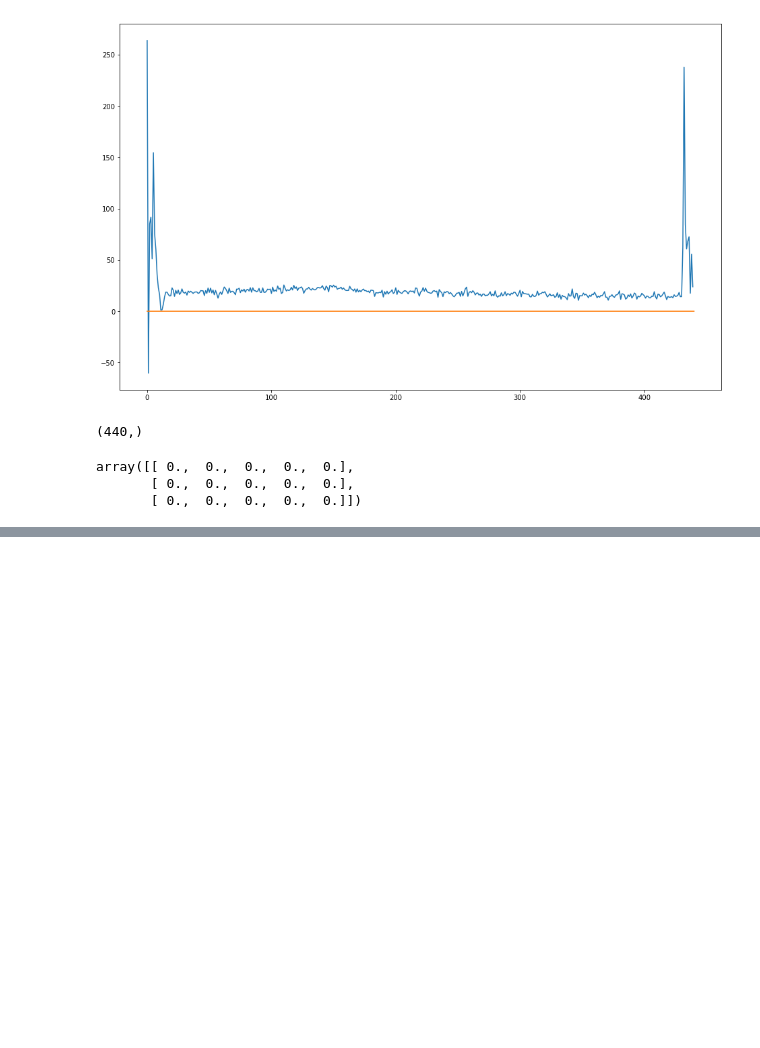
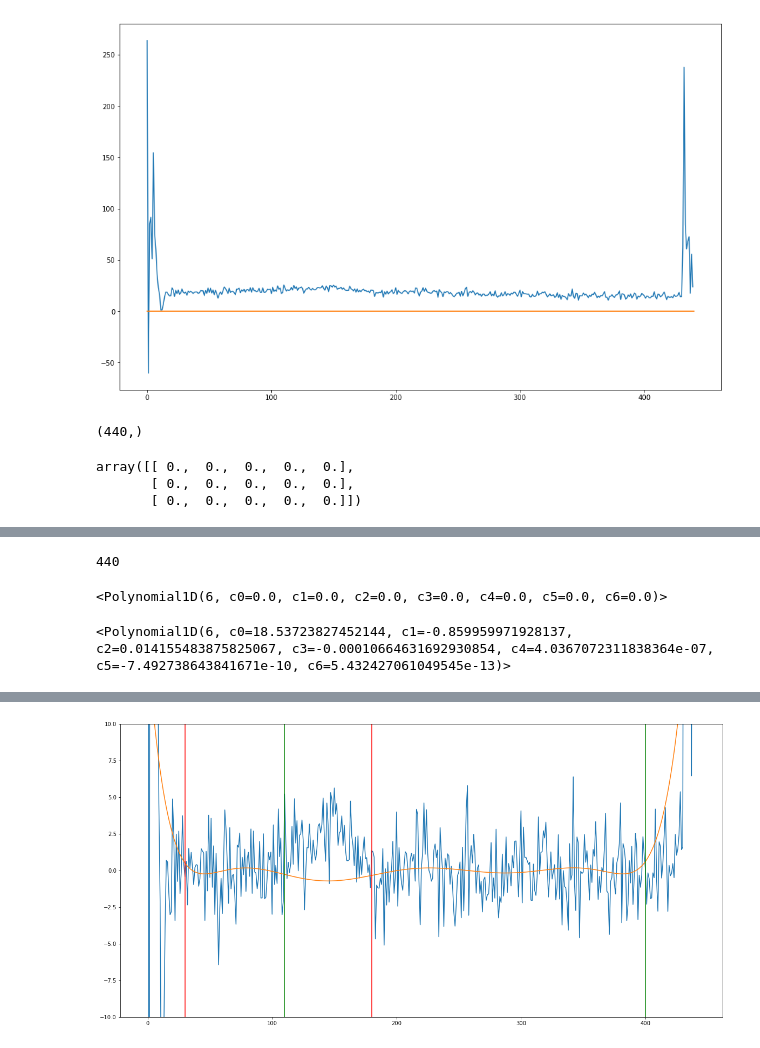
Before and after one commit to deerow22/data_reduction_scrap, a Jupyter notebook: checking sky model.ipynb, the cells around one changed output, grey strips where cells are left out. Drawn from its saved outputs; the diff is of its cells as text; code cells hidden in the pictures; blank space fills up the shorter version.

```diff
--- a/checking sky model.ipynb
+++ b/checking sky model.ipynb
@@ -247,0 +287,40 @@ array([[ 0.,  0.,  0.,  0.,  0.],
+# %%
+len(model_x)
+# %% [output]
+440
+# %%
+p2
+# %% [output]
+<Polynomial1D(6, c0=0.0, c1=0.0, c2=0.0, c3=0.0, c4=0.0, c5=0.0, c6=0.0)>
+# %%
+new_model
+# %% [output]
+<Polynomial1D(6, c0=18.53723827452144, c1=-0.859959971928137, c2=0.014155483875825067, c3=-0.00010664631692930854, c4=4.0367072311838364e-07, c5=-7.492738643841671e-10, c6=5.432427061049545e-13)>
+# %%
+#from erik
+p2 = modeling.models.Polynomial1D(9,c0=1)#, n_models=1)
+plt.figure(figsize=(20,10))
+
+
+
+data = model_data2  # from your notebook
+x_data = np.arange(len(data))
+x_model = np.linspace(0, len(data), 10*len(data))
+
+xfits = []
+yfits = []
+for lower, upper in skyaps:
+    xfits.append(x_data[lower:upper])
+    yfits.append(data[lower:upper])
+xfit = np.concatenate(xfits)
+yfit = np.concatenate(yfits)
+new_model = pfit(p2, xfit.astype(float), yfit)
+
+plt.plot(x_data, data) # should be the same as plt.plot(data)
+plt.plot(x_model, new_model(x_model))
+plt.ylim(-10,10)
+new_model
+for lower,upper in skyaps:
+    plt.axvline(lower,color='r')
+    plt.axvline(upper,color='g')
+# %% [output]
@@ -247,0 +328 @@ array([[ 0.,  0.,  0.,  0.,  0.],
+[figure, added]
```
Also changed, not shown: parts of 15 cells of this notebook.
